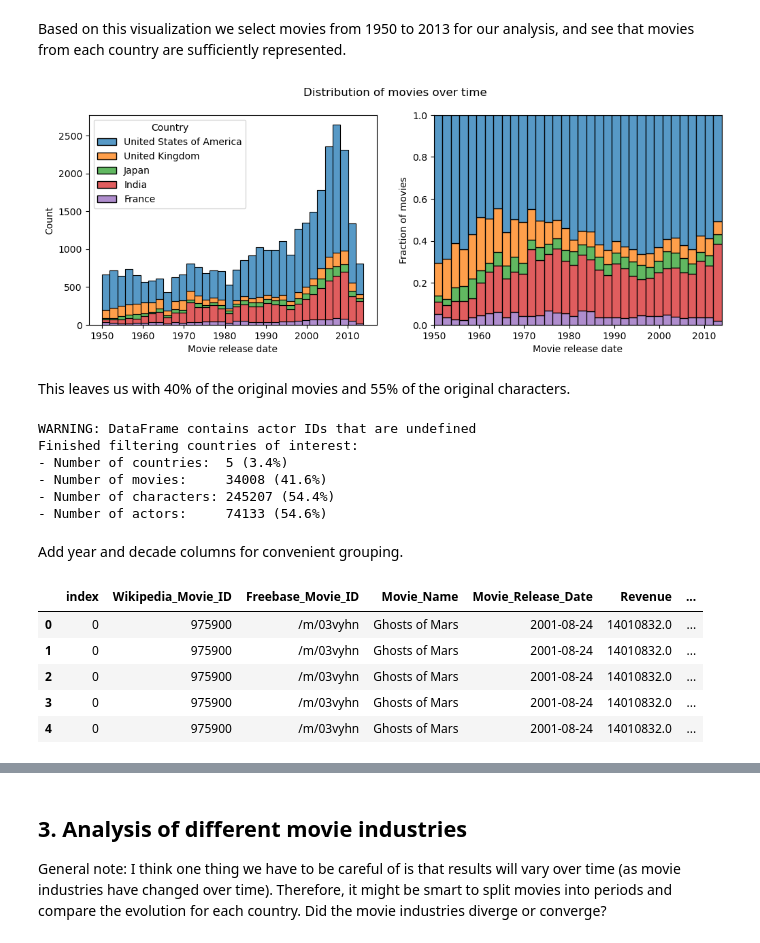
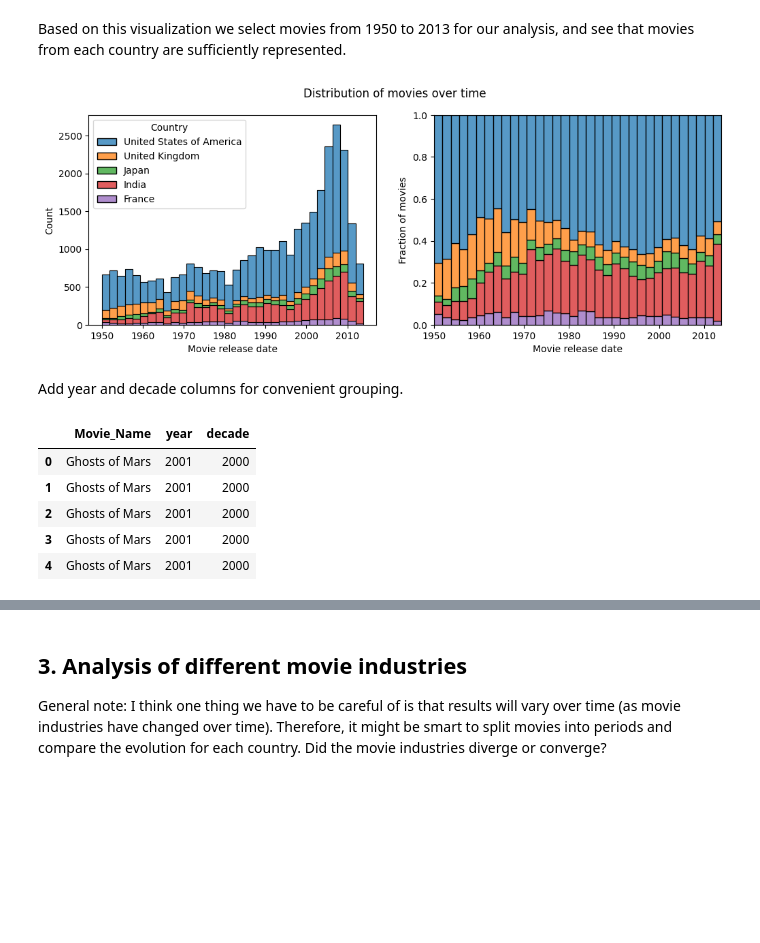
Before and after one commit to epfl-ada/ada-2022-project-robopros, a Jupyter notebook: notebooks/milestone2.ipynb, the cells around one changed output, grey strips where cells are left out. Cells and saved outputs as stored; diff of their text form; code cells hidden in the pictures; blank space fills up the shorter version.

```diff
--- a/notebooks/milestone2.ipynb
+++ b/notebooks/milestone2.ipynb
@@ -102,7 +127,7 @@ Dropped 16391 movies, 47978 movies remaining.
 # %% [markdown]
 Now we only keep the characters that come from these countries and add the country as a new column.
 # %%
-characters_filtered = clean.add_countries_to_characters(characters_raw, movies_filtered)
-ncharacters_filtered = aggregate.ncharacters(characters_filtered)
-print(f'Dropped {ncharacters_raw - ncharacters_filtered} characters, {ncharacters_filtered} characters remaining.')
+characters_filtered = clean.align_movie_countries(characters_raw, movies_filtered)
+nactors_filtered = aggregate.nactors(characters_filtered)
+print(f'Dropped {nactors_raw - nactors_filtered} actors, {nactors_filtered} actors remaining.')
 # %% [output]
@@ -120,0 +147,5 @@ characters_filtered[['Character_Name', 'Movie_Countries']].head(5)
+# %%
+summaries_filtered = clean.align_movie_countries(summaries_raw, movies_filtered)
+nsummaries_filtered = aggregate.nmovies(summaries_filtered)
+print(f'Dropped {nsummaries_raw - nsummaries_filtered} summaries, {nsummaries_filtered} summaries remaining.')
+summaries_filtered[['Wikipedia_Movie_ID', 'Movie_Countries', 'Summary']].head(3)
@@ -121,18 +160,21 @@ characters_filtered[['Character_Name', 'Movie_Countries']].head(5)
+# %%
+characters_filtered = clean.drop_undefined_actors(characters_filtered)
 # %% [markdown]
 Our cleaning is done, we see that while keeping 3% of the countries we keep around 60% of our original dataset.
 # %%
 movies = movies_filtered.reset_index().copy()
+summaries = summaries_filtered.reset_index().copy()
 characters = characters_filtered.reset_index().copy()
 
 ncountries = aggregate.ncountries(movies)
 nmovies = aggregate.nmovies(movies)
-ncharacters = aggregate.ncharacters(characters)
+nsummaries = aggregate.nmovies(summaries)
 nactors = aggregate.nactors(characters)
 print('Finished filtering countries of interest:')
-print(f'- Number of countries:  {ncountries} ({ncountries / ncountries_raw:.1%})')
-print(f'- Number of movies:     {nmovies} ({nmovies / nmovies_raw:.1%})')
-print(f'- Number of characters: {ncharacters} ({ncharacters / ncharacters_raw:.1%})')
-print(f'- Number of actors:     {nactors} ({nactors / nactors_raw:.1%})')
+print(f'- Number of countries:  {ncountries:,} ({ncountries / ncountries_raw:.1%})')
+print(f'- Number of movies:     {nmovies:,} ({nmovies / nmovies_raw:.1%})')
+print(f'- Number of summaries:  {nsummaries:,} ({nsummaries / nsummaries_raw:.1%})')
+print(f'- Number of actors:     {nactors:,} ({nactors / nactors_raw:.1%})')
 # %% [output]
 WARNING: DataFrame contains actor IDs that are undefined
 Finished filtering countries of interest:
@@ -177,36 +219,18 @@ movies = clean.keep_dates(movies_parsed, 1950, 2013)
 characters = clean.keep_dates(characters_parsed, 1950, 2013)
 plot.movie_distribution_over_time(movies)
 # %% [output]
-[figure, old version]
+[figure, new version]
-# %% [markdown]
-This leaves us with 40% of the original movies and 55% of the original characters.
-# %%
-ncountries = aggregate.ncountries(movies)
-nmovies = aggregate.nmovies(movies)
-ncharacters = aggregate.ncharacters(characters)
-nactors = aggregate.nactors(characters)
-print('Finished filtering countries of interest:')
-print(f'- Number of countries:  {ncountries} ({ncountries / ncountries_raw:.1%})')
-print(f'- Number of movies:     {nmovies} ({nmovies / nmovies_raw:.1%})')
-print(f'- Number of characters: {ncharacters} ({ncharacters / ncharacters_raw:.1%})')
-print(f'- Number of actors:     {nactors} ({nactors / nactors_raw:.1%})')
-# %% [output]
-WARNING: DataFrame contains actor IDs that are undefined
-Finished filtering countries of interest:
-- Number of countries:  5 (3.4%)
-- Number of movies:     34008 (41.6%)
-- Number of characters: 245207 (54.4%)
-- Number of actors:     74133 (54.6%)
 # %% [markdown]
 Add year and decade columns for convenient grouping.
 # %%
 clean.add_year_and_decade(movies)
 clean.add_year_and_decade(characters)
-movies.head(5)
+summaries = clean.align_year_and_decade(summaries, characters)
+movies[['Movie_Name', 'year', 'decade']].head(5)
 # %% [output]
-|  | index | Wikipedia_Movie_ID | Freebase_Movie_ID | Movie_Name | Movie_Release_Date | Revenue | ... |
-| 0 | 0 | 975900 | /m/03vyhn | Ghosts of Mars | 2001-08-24 | 14010832.0 | ... |
-| 1 | 0 | 975900 | /m/03vyhn | Ghosts of Mars | 2001-08-24 | 14010832.0 | ... |
-| 2 | 0 | 975900 | /m/03vyhn | Ghosts of Mars | 2001-08-24 | 14010832.0 | ... |
-| 3 | 0 | 975900 | /m/03vyhn | Ghosts of Mars | 2001-08-24 | 14010832.0 | ... |
-| 4 | 0 | 975900 | /m/03vyhn | Ghosts of Mars | 2001-08-24 | 14010832.0 | ... |
+|  | Movie_Name | year | decade |
+| 0 | Ghosts of Mars | 2001 | 2000 |
+| 1 | Ghosts of Mars | 2001 | 2000 |
+| 2 | Ghosts of Mars | 2001 | 2000 |
+| 3 | Ghosts of Mars | 2001 | 2000 |
+| 4 | Ghosts of Mars | 2001 | 2000 |
```
Also changed, not shown: parts of 29 cells of this notebook, 2 other files.
